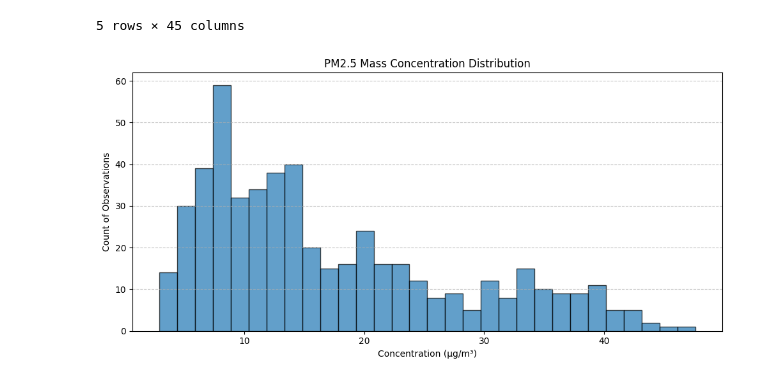
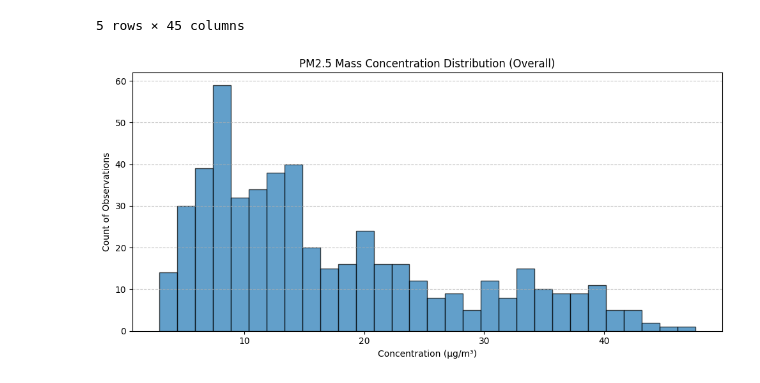
Before and after one commit to hyen0322/Data, a Jupyter notebook: PM2.5 Histogram.ipynb, the cells around one changed output. Cells and saved outputs as stored; diff of their text form; code cells hidden in the pictures.

```diff
--- a/PM2.5 Histogram.ipynb
+++ b/PM2.5 Histogram.ipynb
@@ -55,17 +55,17 @@ df_clean.head()
 # %%
 # 전체 히스토그램
 pm25_data = df_clean[pm25_col].dropna()
 
 plt.figure(figsize=(10,5))
 plt.hist(pm25_data, bins=30, edgecolor='black', alpha=0.7)
-plt.title('PM2.5 Mass Concentration Distribution')
+plt.title('PM2.5 Mass Concentration Distribution (Overall)')
 plt.xlabel('Concentration (µg/m³)')
 plt.ylabel('Count of Observations')
 plt.grid(axis='y', linestyle='--', alpha=0.7)
 plt.tight_layout()
 plt.show()
 # %% [output]
-[figure, old version]
+[figure, new version]
 # %%
 # 데이터 불러오기
 df = pd.read_excel('202501.xlsx')
```
Also changed, not shown: parts of 2 cells of this notebook.
